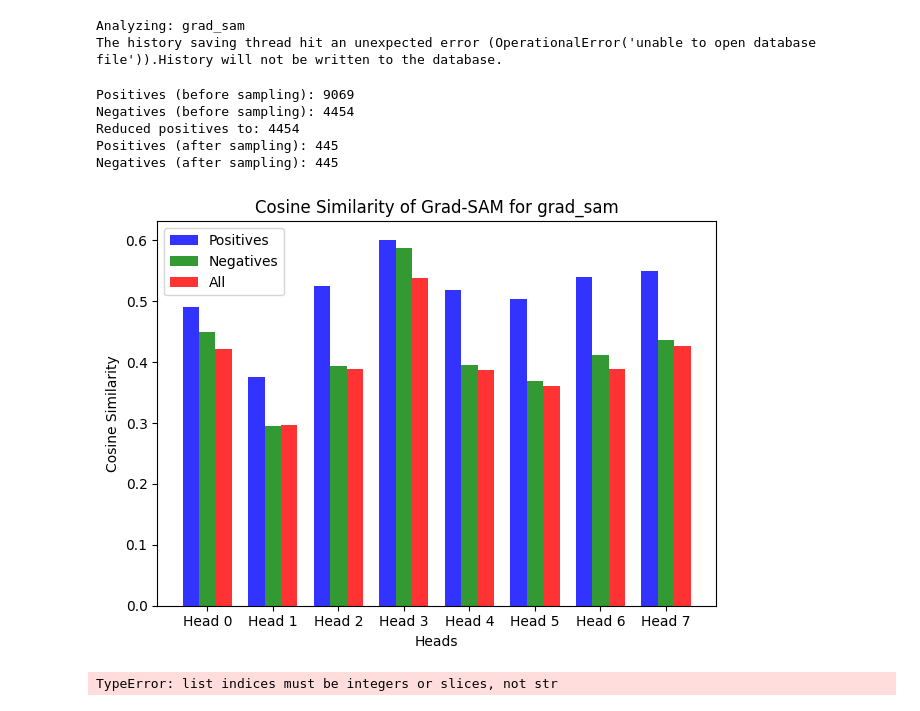
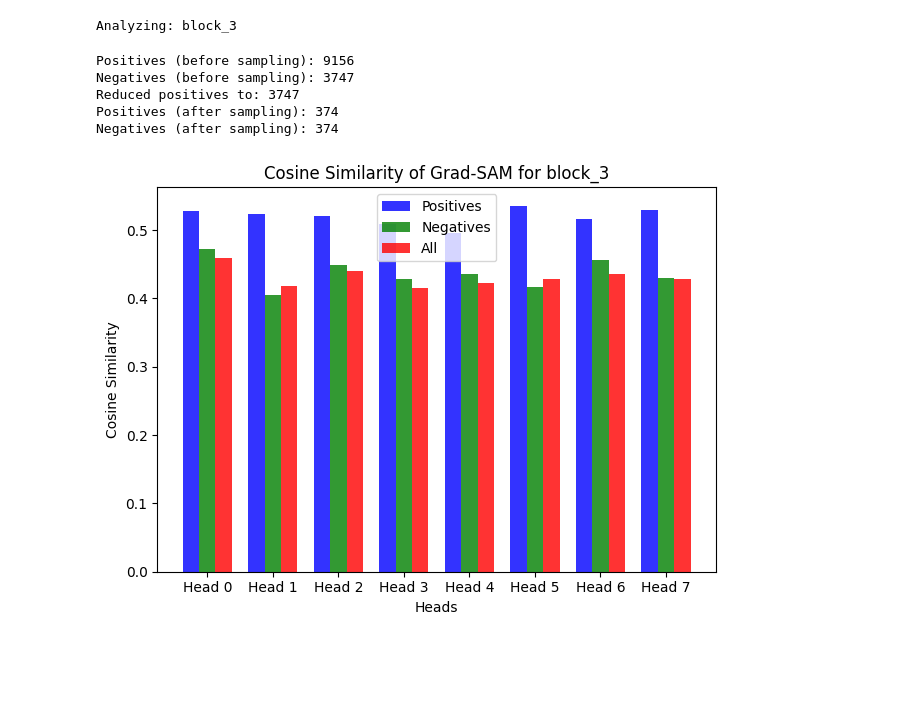
Before and after one commit to henriklarsen28/XAI-gridcells-master, a Jupyter notebook: agent/grad_sam/block_3.ipynb, the cells around one changed output. Saved outputs shown, nothing was run; the diff lists cells and outputs as text; code cells hidden in the pictures; blank space fills up the shorter version.

Commit message:
update grad sam calculations

```diff
--- a/agent/grad_sam/block_3.ipynb
+++ b/agent/grad_sam/block_3.ipynb
@@ -31,44 +31,40 @@ if not os.path.isfile(path + '_combined.pt'):
 # %%
 files = get_combined_files(cwd)
 
-block = files[0]
+block = files[2]
 
-filename = block.split('/')[-2]
-print('Analyzing:', filename)
+block_name = block.split("/")[-1].split("_combined")[0]
+
+print('Analyzing:', block_name)
 
 data = torch.load(block, map_location=device)
 # sample the data
 pos_label, neg_label = pre_process(data)
 # %% [output]
-Analyzing: grad_sam
-The history saving thread hit an unexpected error (OperationalError('unable to open database file')).History will not be written to the database.
+Analyzing: block_3
-Positives (before sampling): 9069
-Negatives (before sampling): 4454
-Reduced positives to: 4454
-Positives (after sampling): 445
-Negatives (after sampling): 445
+Positives (before sampling): 9156
+Negatives (before sampling): 3747
+Reduced positives to: 3747
+Positives (after sampling): 374
+Negatives (after sampling): 374
 # %%
 # get the tensors from the samples
 pos_sample = [step_data['tensors'] for step_data in pos_label]
 neg_sample = [step_data['tensors'] for step_data in neg_label]
 
-block_1_tensors = {
+block_3_tensors = {
     'pos_tensors': pos_sample,
     'neg_tensors': neg_sample
 }
 
-avg_pos_sim = cosine_similarity(block_1_tensors['pos_tensors'])
-avg_neg_sim = cosine_similarity(block_1_tensors['neg_tensors'])
-avg_all_sim = cosine_similarity_for_both_classes(block_1_tensors['pos_tensors'], block_1_tensors['neg_tensors'])
+avg_pos_sim = cosine_similarity(block_3_tensors['pos_tensors'])
+avg_neg_sim = cosine_similarity(block_3_tensors['neg_tensors'])
+avg_all_sim = cosine_similarity_for_both_classes(block_3_tensors['pos_tensors'], block_3_tensors['neg_tensors'])
 
 #print('average positive similarity:', avg_pos_sim)
 #print('average negative similarity:', avg_neg_sim)
 #print('average all similarity:', avg_all_sim)
 
-plot_similarity(filename, avg_pos_sim, avg_neg_sim, avg_all_sim)
+plot_similarity(block_name, avg_pos_sim, avg_neg_sim, avg_all_sim)
 # %% [output]
-[figure, old version]
+[figure, new version]
-# %%
-cluster(data)
-# %% [output]
-TypeError: list indices must be integers or slices, not str
```
Also changed, not shown: parts of 4 cells of this notebook, 7 other files.
